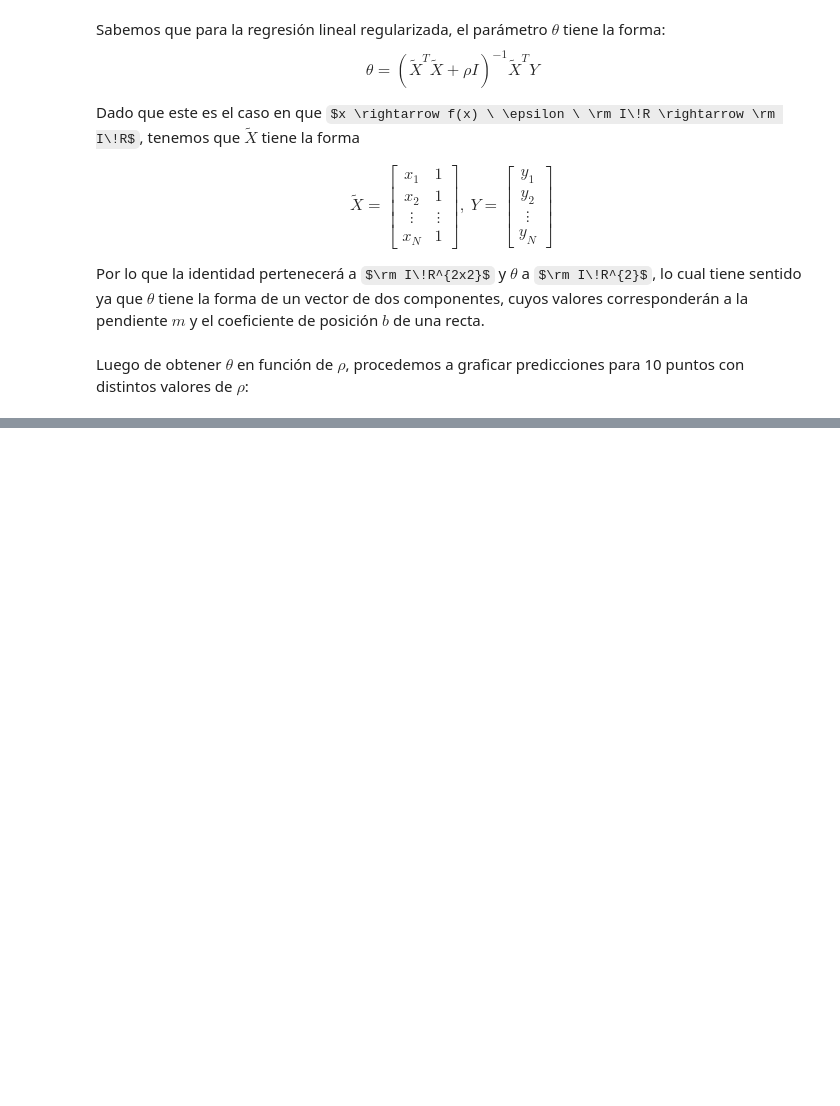
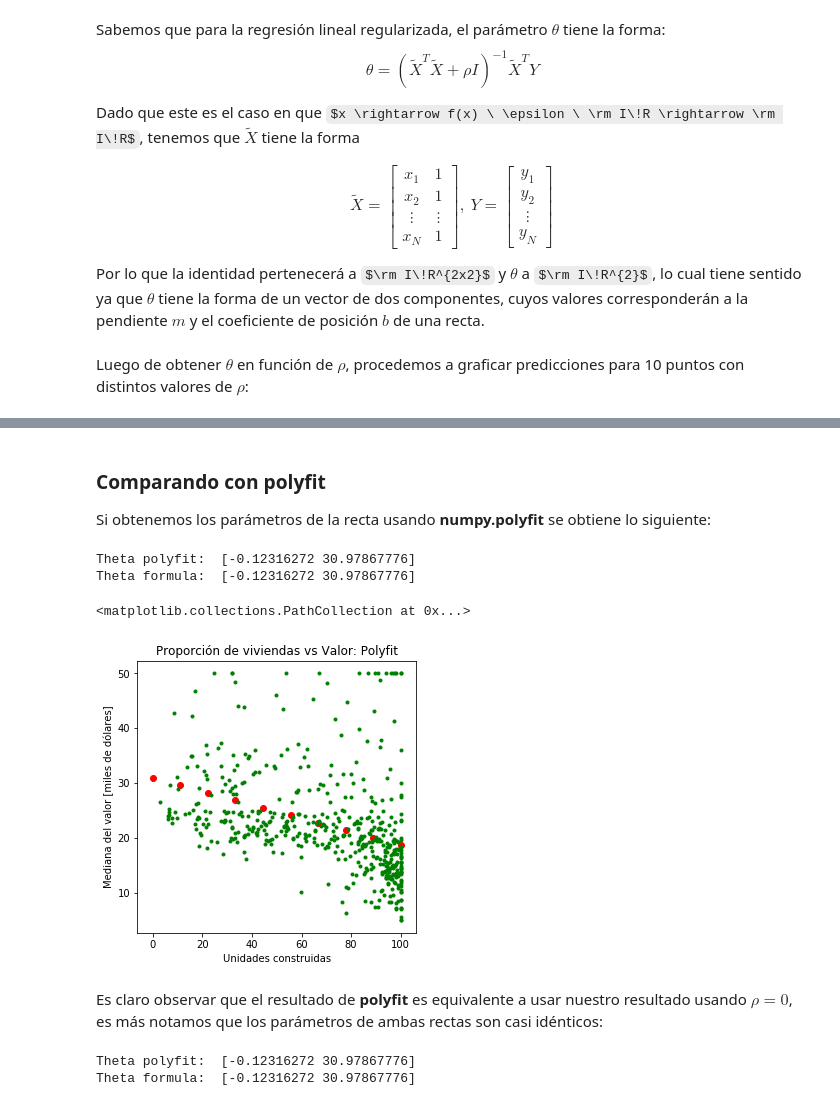
Before and after one commit to martinKindall/aprendizaje_probabilistico_uchile, a Jupyter notebook: Tarea1/tarea1_martin_cornejo.ipynb, the cells around one changed output, grey strips where cells are left out. Cells and saved outputs as stored; diff of their text form; code cells hidden in the pictures; some formulas as TeX source; blank space fills up the shorter version.

Commit message:
Se compara con polyfit

```diff
--- a/Tarea1/tarea1_martin_cornejo.ipynb
+++ b/Tarea1/tarea1_martin_cornejo.ipynb
@@ -106,0 +112,27 @@ for idx, figure_arr in enumerate(figures):
+# %% [markdown]
+### Comparando con polyfit
+
+Si obtenemos los parámetros de la recta usando __numpy.polyfit__ se obtiene lo siguiente:
+# %%
+mpl.rcParams['figure.figsize'] = (5,5)
+x_recta = np.linspace(0, 100, 10)
+plt.figure()
+plt.plot(x,y, 'g.')
+plt.title("Proporción de viviendas vs Valor: Polyfit")
+plt.xlabel("Unidades construidas")
+plt.ylabel("Mediana del valor [miles de dólares]")
+theta = np.polyfit(x,y, 1)
+plt.scatter(x_recta,(lambda x: x*theta[0] + theta[1])(x_recta), c='r')
+# %% [output]
+Theta polyfit:  [-0.12316272 30.97867776]
+Theta formula:  [-0.12316272 30.97867776]
+<matplotlib.collections.PathCollection at 0x...>
+[figure, added]
+# %% [markdown]
+Es claro observar que el resultado de __polyfit__ es equivalente a usar nuestro resultado usando $\rho = 0$, es más notamos que los parámetros de ambas rectas son casi idénticos:
+# %%
+print("Theta polyfit: ", np.polyfit(x,y, 1))
+print("Theta formula: ", get_theta(0))
+# %% [output]
+Theta polyfit:  [-0.12316272 30.97867776]
+Theta formula:  [-0.12316272 30.97867776]
```
Also changed, not shown: parts of 2 cells of this notebook.
